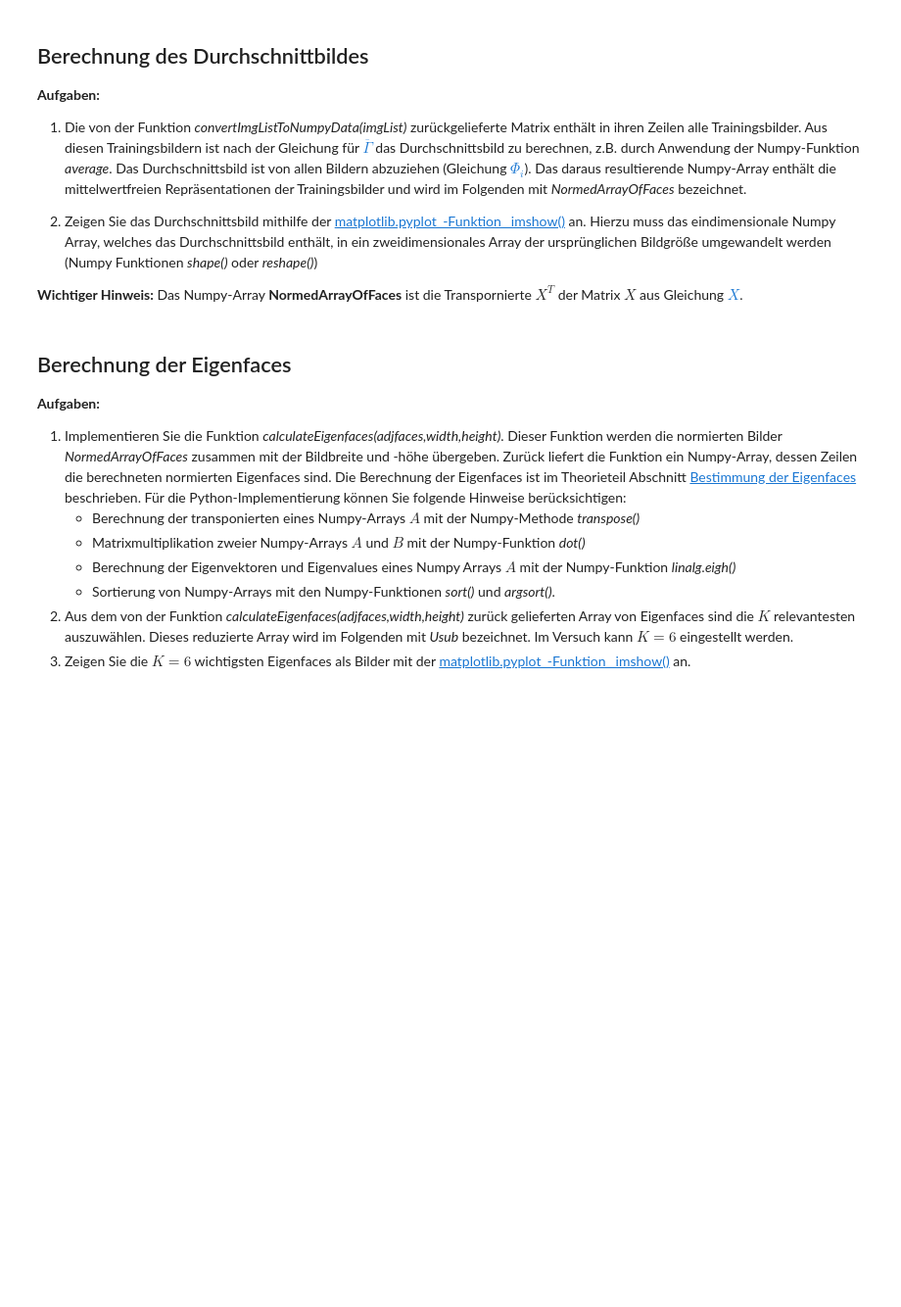
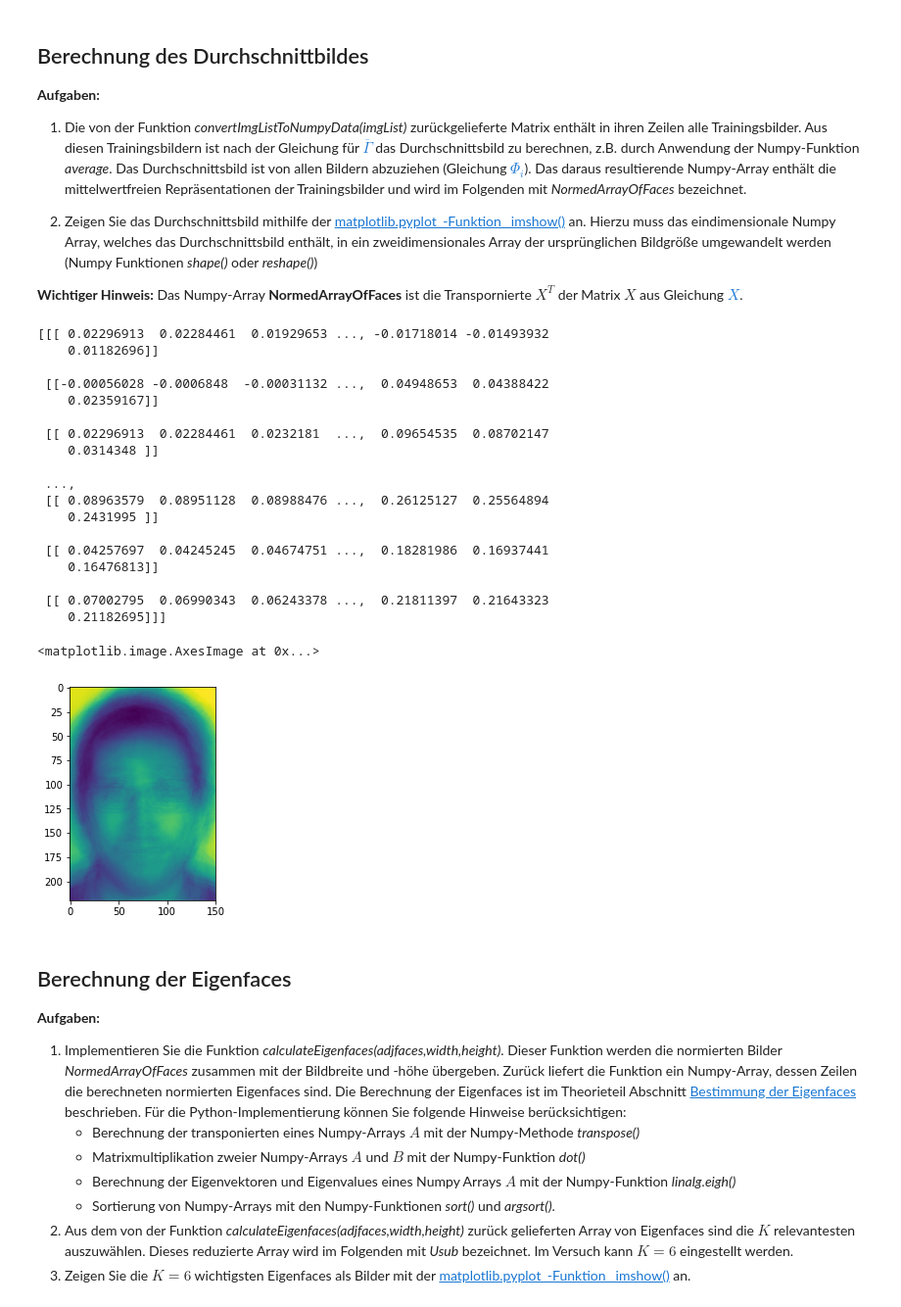
Before and after one commit to danielrotaermel/data-mining, a Jupyter notebook: VersuchFaceRecognition.ipynb, the cells around one changed output. Shown at 98% size. Saved outputs shown, nothing was run; the diff lists cells and outputs as text; code cells hidden in the pictures; blank space fills up the shorter version.

Commit message:
savepoint VersuchFaceRecognition.ipynb

```diff
--- a/VersuchFaceRecognition.ipynb
+++ b/VersuchFaceRecognition.ipynb
@@ -233,10 +236,34 @@ __Wichtiger Hinweis:__ Das Numpy-Array __NormedArrayOfFaces__ ist die Transporni
 # %%
 #1
 averageimg = np.average(trainImg, axis=0)
 normedArrayOfFaces = np.array([matrix-averageimg for matrix in trainImg])
 print normedArrayOfFaces
 
 #2
+plt.imshow(averageimg.reshape(220, 150))
+#plt.imshow(normedArrayOfFaces[0].reshape(220, 150))
+#plt.imshow(trainImg[0].reshape(220, 150))
+# %% [output]
+[[[ 0.02296913  0.02284461  0.01929653 ..., -0.01718014 -0.01493932
+    0.01182696]]
+
+ [[-0.00056028 -0.0006848  -0.00031132 ...,  0.04948653  0.04388422
+    0.02359167]]
+
+ [[ 0.02296913  0.02284461  0.0232181  ...,  0.09654535  0.08702147
+    0.0314348 ]]
+
+ ...,
+ [[ 0.08963579  0.08951128  0.08988476 ...,  0.26125127  0.25564894
+    0.2431995 ]]
+
+ [[ 0.04257697  0.04245245  0.04674751 ...,  0.18281986  0.16937441
+    0.16476813]]
+
+ [[ 0.07002795  0.06990343  0.06243378 ...,  0.21811397  0.21643323
+    0.21182695]]]
+<matplotlib.image.AxesImage at 0x...>
+[figure, added]
 # %% [markdown]
 ## Berechnung der Eigenfaces
 
```
Also changed, not shown: parts of 2 cells of this notebook.
